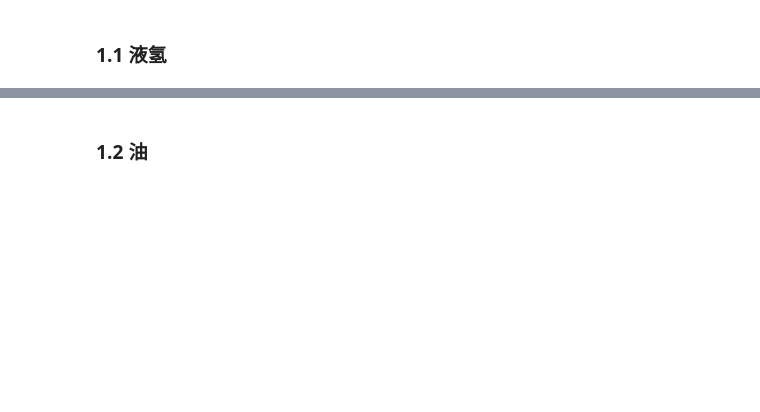
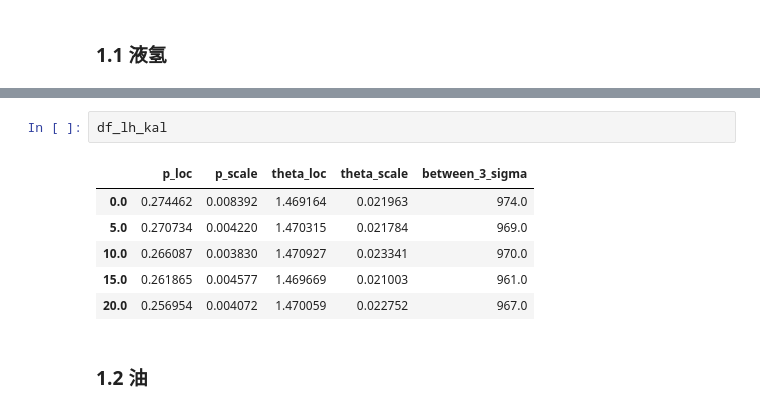
Before and after one commit to yuansicheng/bes3_add_layer, a Jupyter notebook: code/analyse/single_p+_fixed_enery_and_direction.ipynb, the cells around one changed output, grey strips where cells are left out. Cells and saved outputs as stored; diff of their text form; blank space fills up the shorter version.

```diff
--- a/code/analyse/single_p+_fixed_enery_and_direction.ipynb
+++ b/code/analyse/single_p+_fixed_enery_and_direction.ipynb
@@ -76,2 +73,11 @@ df_lh
+# %%
+df_lh_kal
+# %% [output]
+|  | p_loc | p_scale | theta_loc | theta_scale | between_3_sigma |
+| 0.0 | 0.274462 | 0.008392 | 1.469164 | 0.021963 | 974.0 |
+| 5.0 | 0.270734 | 0.004220 | 1.470315 | 0.021784 | 969.0 |
+| 10.0 | 0.266087 | 0.003830 | 1.470927 | 0.023341 | 970.0 |
+| 15.0 | 0.261865 | 0.004577 | 1.469669 | 0.021003 | 961.0 |
+| 20.0 | 0.256954 | 0.004072 | 1.470059 | 0.022752 | 967.0 |
 # %% [markdown]
 ### 1.2 油
```
Also changed, not shown: parts of 11 cells of this notebook, 10 other files.
